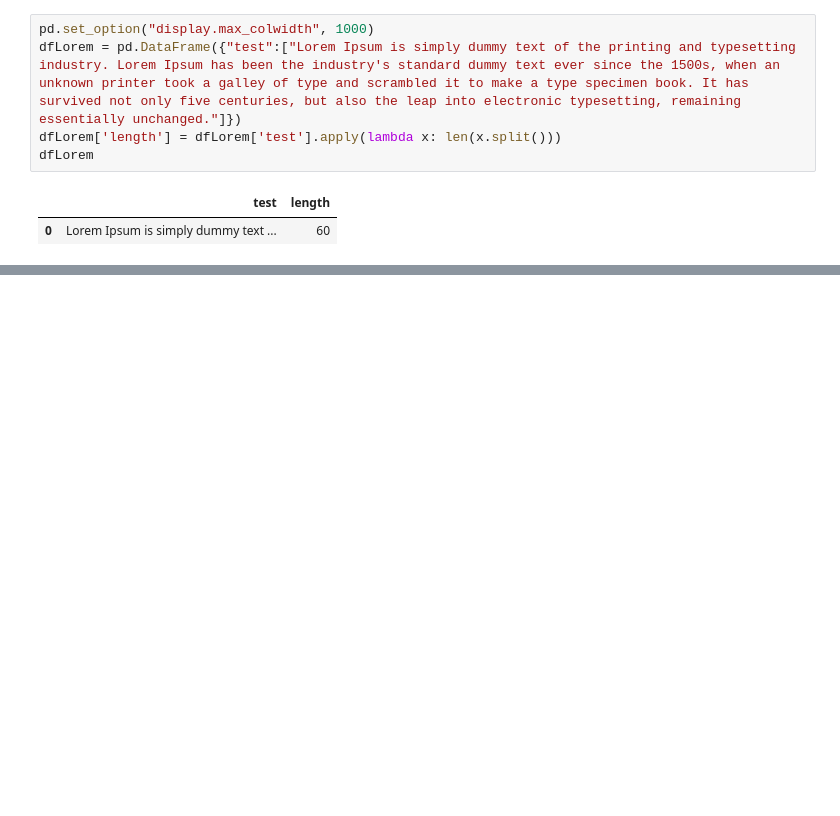
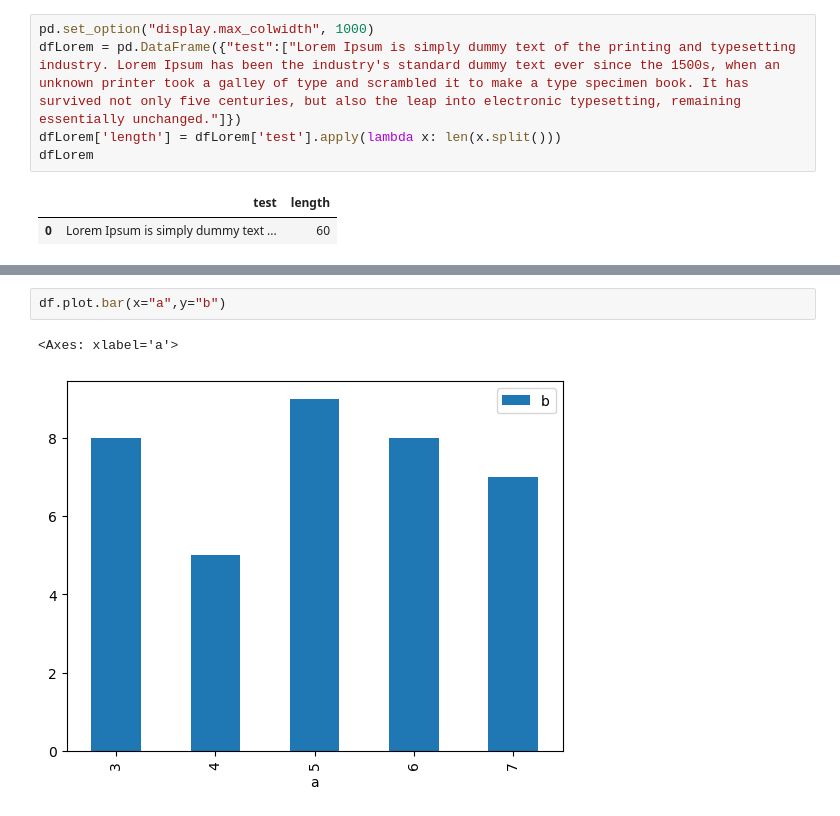
Before and after one commit to Mangesh29/basic-_panda, a Jupyter notebook: ad2.ipynb, the cells around one changed output, grey strips where cells are left out. Cells and saved outputs as stored; diff of their text form; blank space fills up the shorter version.

```diff
--- a/ad2.ipynb
+++ b/ad2.ipynb
@@ -141,0 +349,5 @@ dfLorem
+# %%
+df.plot.bar(x="a",y="b")
+# %% [output]
+<Axes: xlabel='a'>
+[figure, added]
```
Also changed, not shown: parts of 33 cells of this notebook, 1 other file.
